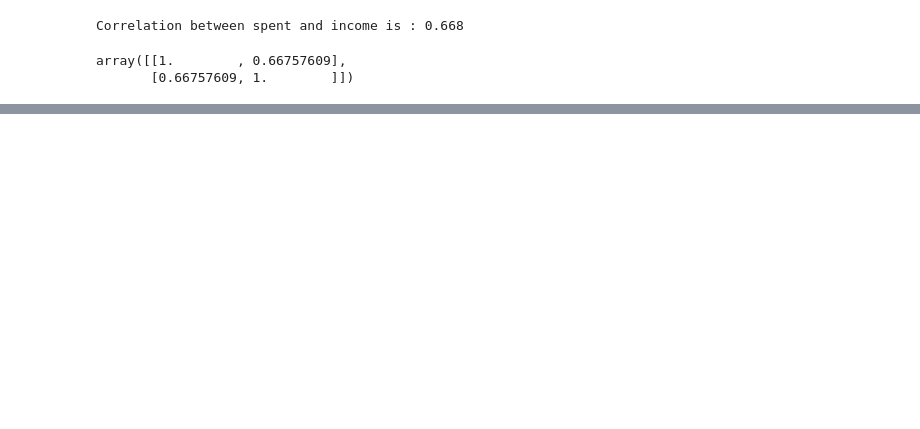
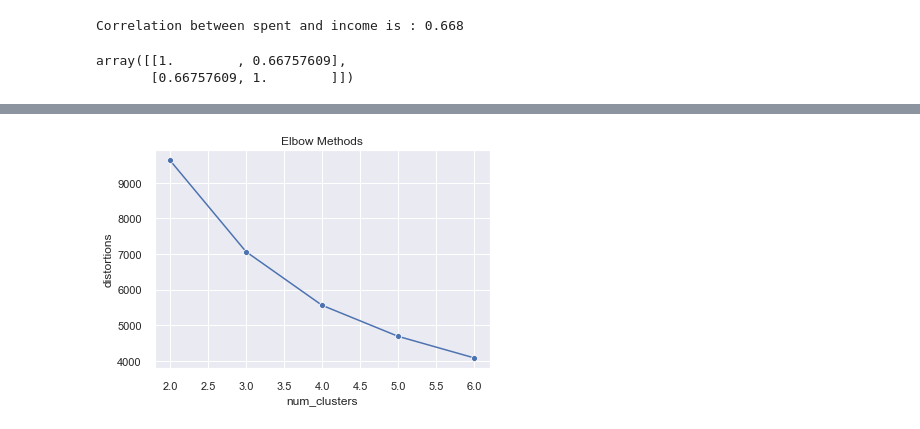
Before and after one commit to phuonggiang723/Customer-s-personality-analysis, a Jupyter notebook: Customer's personality analysis.ipynb, the cells around one changed output, grey strips where cells are left out. Saved outputs shown, nothing was run; the diff lists cells and outputs as text; code cells hidden in the pictures; blank space fills up the shorter version.

```diff
--- a/Customer's personality analysis.ipynb
+++ b/Customer's personality analysis.ipynb
@@ -338,0 +353,14 @@ pd.
+# %%
+distortions = []
+num_clusters = range (2,7)
+for i in num_clusters:
+    centroids, distortion = kmeans(mkt[['Age','Income']], i)
+    distortions.append(distortion)
+# %%
+elbow_plot_data = pd.DataFrame ({'num_clusters':num_clusters, 'distortions': distortions})
+sns.lineplot(x='num_clusters',y='distortions',data=elbow_plot_data,
+    marker='o')
+plt.title('Elbow Methods')
+plt.show()
+# %% [output]
+[figure, added]
```
Also changed, not shown: parts of 25 cells of this notebook.
